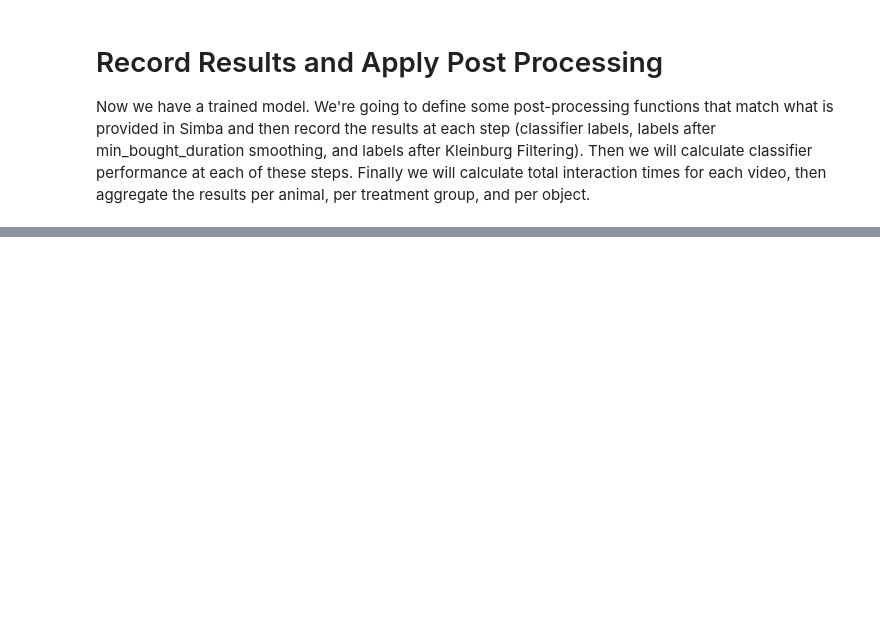
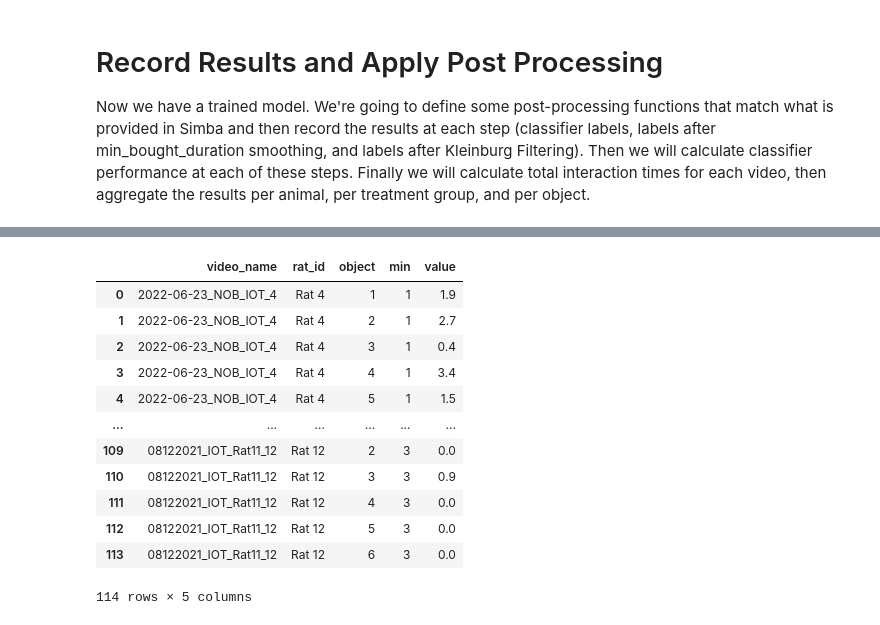
Before and after one commit to HowlandLab/DIBS, a Jupyter notebook: hackathon_sept_2022/October2022-Ilne-paper-analysis.ipynb, the cells around one changed output, grey strips where cells are left out. Cells and saved outputs as stored; diff of their text form; code cells hidden in the pictures; blank space fills up the shorter version.

```diff
--- a/hackathon_sept_2022/October2022-Ilne-paper-analysis.ipynb
+++ b/hackathon_sept_2022/October2022-Ilne-paper-analysis.ipynb
@@ -671,0 +942,20 @@ PartialResults(precision=1.0, recall=1.0, f1=1.0, c_mat=array([[4966,    0,    0
+# %%
+# Open the csv file, flatten it into a dataframe, print that dataframe out for reference, then calculate statistics.
+
+stop_watch_csv = os.path.join('hackathon', 'Iteration_2_withROI', 'models', 'holdout_stopwatch_TJO.csv')
+stop_watch_interaction_times_df = pd.read_csv(stop_watch_csv, index_col=None)
+stop_watch_interaction_times_df
+# %% [output]
+|  | video_name | rat_id | object | min | value |
+| 0 | 2022-06-23_NOB_IOT_4 | Rat 4 | 1 | 1 | 1.9 |
+| 1 | 2022-06-23_NOB_IOT_4 | Rat 4 | 2 | 1 | 2.7 |
+| 2 | 2022-06-23_NOB_IOT_4 | Rat 4 | 3 | 1 | 0.4 |
+| 3 | 2022-06-23_NOB_IOT_4 | Rat 4 | 4 | 1 | 3.4 |
+| 4 | 2022-06-23_NOB_IOT_4 | Rat 4 | 5 | 1 | 1.5 |
+| ... | ... | ... | ... | ... | ... |
+| 109 | 08122021_IOT_Rat11_12 | Rat 12 | 2 | 3 | 0.0 |
+| 110 | 08122021_IOT_Rat11_12 | Rat 12 | 3 | 3 | 0.9 |
+| 111 | 08122021_IOT_Rat11_12 | Rat 12 | 4 | 3 | 0.0 |
+| 112 | 08122021_IOT_Rat11_12 | Rat 12 | 5 | 3 | 0.0 |
+| 113 | 08122021_IOT_Rat11_12 | Rat 12 | 6 | 3 | 0.0 |
+114 rows × 5 columns
```
Also changed, not shown: parts of 22 cells of this notebook.
